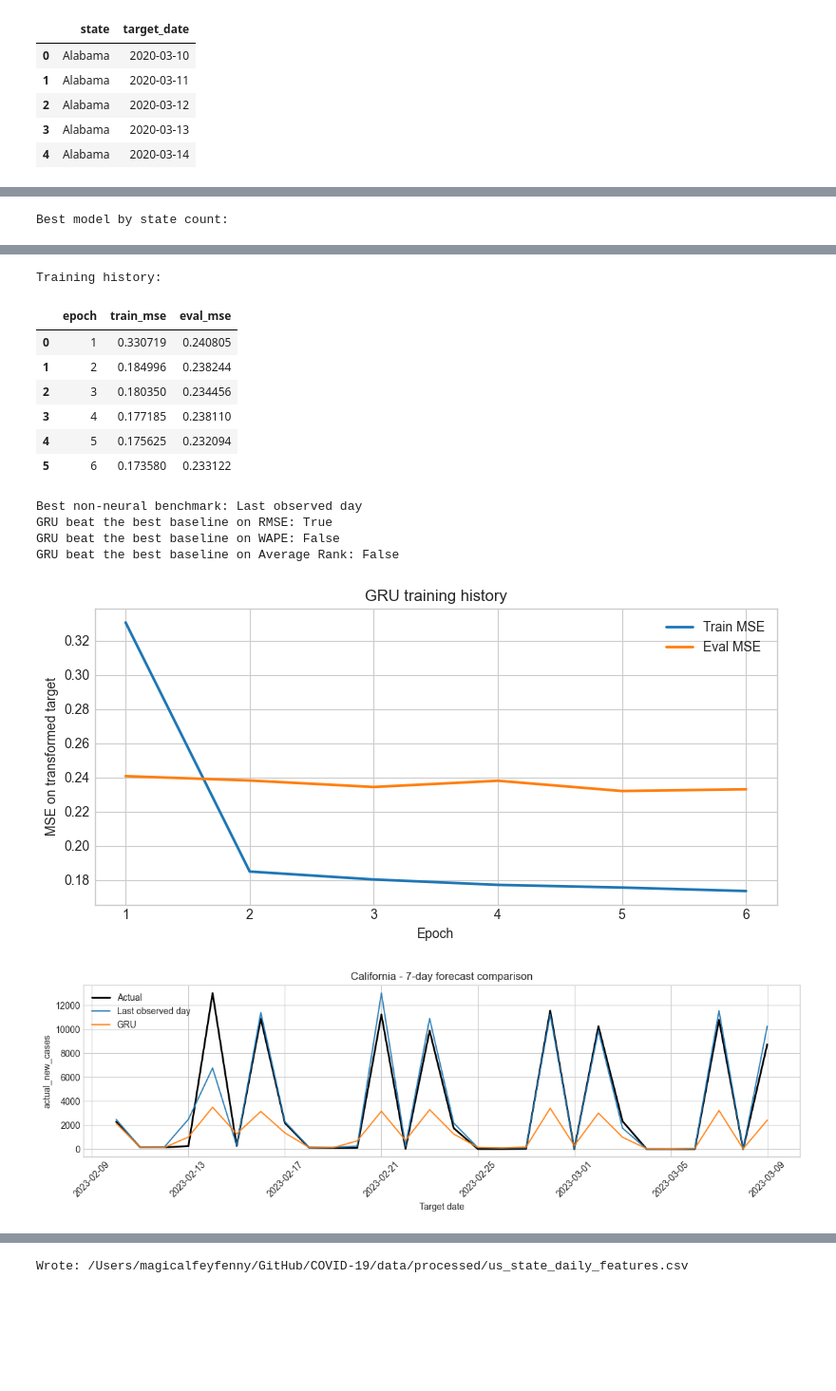
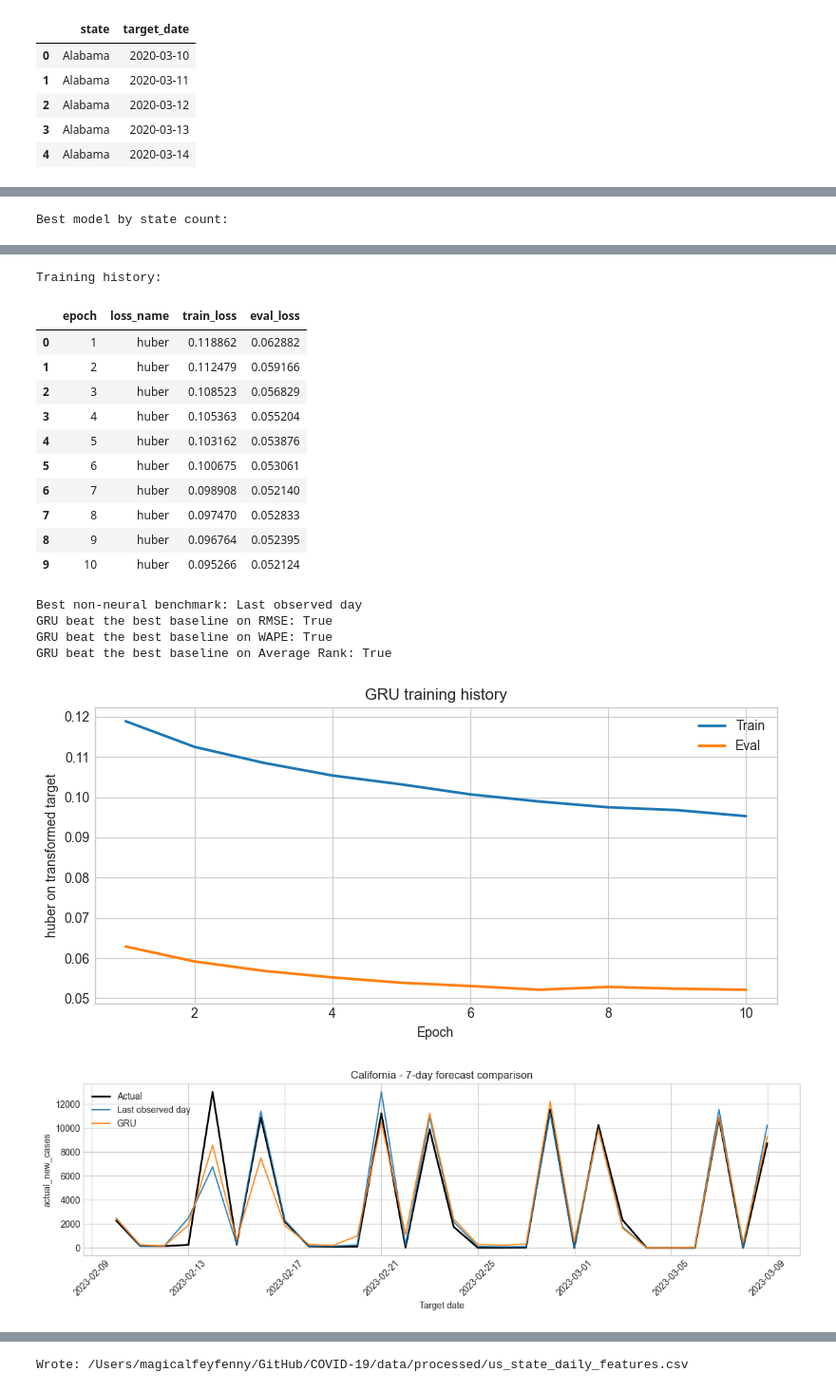
Before and after one commit to magicalfeyfenny/COVID-19, a Jupyter notebook: notebooks/covid19_forecasting.ipynb, the cells around one changed output, grey strips where cells are left out. Shown at 95% size. Cells and saved outputs as stored; diff of their text form; code cells hidden in the pictures; blank space fills up the shorter version.

```diff
--- a/notebooks/covid19_forecasting.ipynb
+++ b/notebooks/covid19_forecasting.ipynb
@@ -560,13 +404,15 @@ def plot_sequence_forecast_comparison(frame, state_name, prediction_specs, actua
         plt.show()
 # %%
 RNN_RANDOM_SEED = 42
-RNN_HIDDEN_SIZE = 64
-RNN_DROPOUT = 0.10
-RNN_BATCH_SIZE = 512
-RNN_EPOCHS = 6
-RNN_LEARNING_RATE = 1e-3
-RNN_WEIGHT_DECAY = 1e-5
-RNN_USE_LOG1P = True
+RNN_HIDDEN_SIZE = DEFAULT_RNN_HIDDEN_SIZE
+RNN_DROPOUT = DEFAULT_RNN_DROPOUT
+RNN_BATCH_SIZE = DEFAULT_RNN_BATCH_SIZE
+RNN_EPOCHS = DEFAULT_RNN_EPOCHS
+RNN_LEARNING_RATE = DEFAULT_RNN_LEARNING_RATE
+RNN_WEIGHT_DECAY = DEFAULT_RNN_WEIGHT_DECAY
+RNN_USE_LOG1P = DEFAULT_RNN_USE_LOG1P
+RNN_TARGET_MODE = DEFAULT_RNN_TARGET_MODE
+RNN_LOSS_NAME = DEFAULT_RNN_LOSS_NAME
 
 if model_frame.empty:
     sequence_eval_frame = pd.DataFrame()
@@ -593,11 +439,29 @@ else:
         feature_columns=FEATURE_COLUMNS,
     )
 
-    preprocessor = fit_sequence_preprocessor(sequence_train_X, sequence_train_y, use_log1p=RNN_USE_LOG1P)
+    target_feature_index = FEATURE_COLUMNS.index("new_cases")
+    sequence_train_last_observed = sequence_train_X[:, -1, target_feature_index]
+    sequence_eval_last_observed = sequence_eval_X[:, -1, target_feature_index]
+
+    preprocessor = fit_sequence_preprocessor(
+        sequence_train_X,
+        sequence_train_y,
+        baseline_last_observed=sequence_train_last_observed,
+        use_log1p=RNN_USE_LOG1P,
+        target_mode=RNN_TARGET_MODE,
+    )
     sequence_train_X_scaled = transform_sequence_features(sequence_train_X, preprocessor)
     sequence_eval_X_scaled = transform_sequence_features(sequence_eval_X, preprocessor)
-    sequence_train_y_scaled = transform_sequence_targets(sequence_train_y, preprocessor)
-    sequence_eval_y_scaled = transform_sequence_targets(sequence_eval_y, preprocessor)
+    sequence_train_y_scaled = transform_sequence_targets(
+        sequence_train_y,
+        preprocessor,
+        baseline_last_observed=sequence_train_last_observed,
+    )
+    sequence_eval_y_scaled = transform_sequence_targets(
+        sequence_eval_y,
+        preprocessor,
+        baseline_last_observed=sequence_eval_last_observed,
+    )
 
     torch_device = pick_torch_device()
     print(f"Torch version: {torch.__version__}")
@@ -606,6 +470,8 @@ else:
     print(f"Sequence eval rows: {len(sequence_eval_y):,}")
     print(f"Lookback days: {LOOKBACK_DAYS}")
     print(f"Forecast horizon: {FORECAST_HORIZON} day(s)")
+    print(f"Target mode: {RNN_TARGET_MODE}")
+    print(f"Loss: {RNN_LOSS_NAME}")
 
     gru_model, gru_history = train_gru_model(
         sequence_train_X_scaled,
@@ -619,10 +485,15 @@ else:
         epochs=RNN_EPOCHS,
         learning_rate=RNN_LEARNING_RATE,
         weight_decay=RNN_WEIGHT_DECAY,
+        loss_name=RNN_LOSS_NAME,
     )
 
     gru_prediction_scaled = predict_gru_model(gru_model, sequence_eval_X_scaled, device=torch_device, batch_size=RNN_BATCH_SIZE)
-    sequence_eval_frame["gru_prediction"] = inverse_transform_sequence_targets(gru_prediction_scaled, preprocessor)
+    sequence_eval_frame["gru_prediction"] = inverse_transform_sequence_targets(
+        gru_prediction_scaled,
+        preprocessor,
+        baseline_last_observed=sequence_eval_last_observed,
+    )
 
     sequence_model_specs = SEQUENCE_BASELINE_SPECS + [("GRU", "gru_prediction")]
     sequence_benchmark_scores = compare_baselines(sequence_eval_frame, "actual_new_cases", sequence_model_specs)
@@ -690,16 +563,20 @@ Best model by state count:
 | 2 | 14-day input mean | 4 |
 | 3 | 7-day input mean | 2 |
 Training history:
-|  | epoch | train_mse | eval_mse |
-| 0 | 1 | 0.330719 | 0.240805 |
-| 1 | 2 | 0.184996 | 0.238244 |
-| 2 | 3 | 0.180350 | 0.234456 |
-| 3 | 4 | 0.177185 | 0.238110 |
-| 4 | 5 | 0.175625 | 0.232094 |
-| 5 | 6 | 0.173580 | 0.233122 |
+|  | epoch | loss_name | train_loss | eval_loss |
+| 0 | 1 | huber | 0.118862 | 0.062882 |
+| 1 | 2 | huber | 0.112479 | 0.059166 |
+| 2 | 3 | huber | 0.108523 | 0.056829 |
+| 3 | 4 | huber | 0.105363 | 0.055204 |
+| 4 | 5 | huber | 0.103162 | 0.053876 |
+| 5 | 6 | huber | 0.100675 | 0.053061 |
+| 6 | 7 | huber | 0.098908 | 0.052140 |
+| 7 | 8 | huber | 0.097470 | 0.052833 |
+| 8 | 9 | huber | 0.096764 | 0.052395 |
+| 9 | 10 | huber | 0.095266 | 0.052124 |
 Best non-neural benchmark: Last observed day
 GRU beat the best baseline on RMSE: True
-GRU beat the best baseline on WAPE: False
-GRU beat the best baseline on Average Rank: False
+GRU beat the best baseline on WAPE: True
+GRU beat the best baseline on Average Rank: True
-[figure, old version]
+[figure, new version]
-[figure, old version]
+[figure, new version]
```
Also changed, not shown: parts of 3 cells of this notebook, 2 other files.
